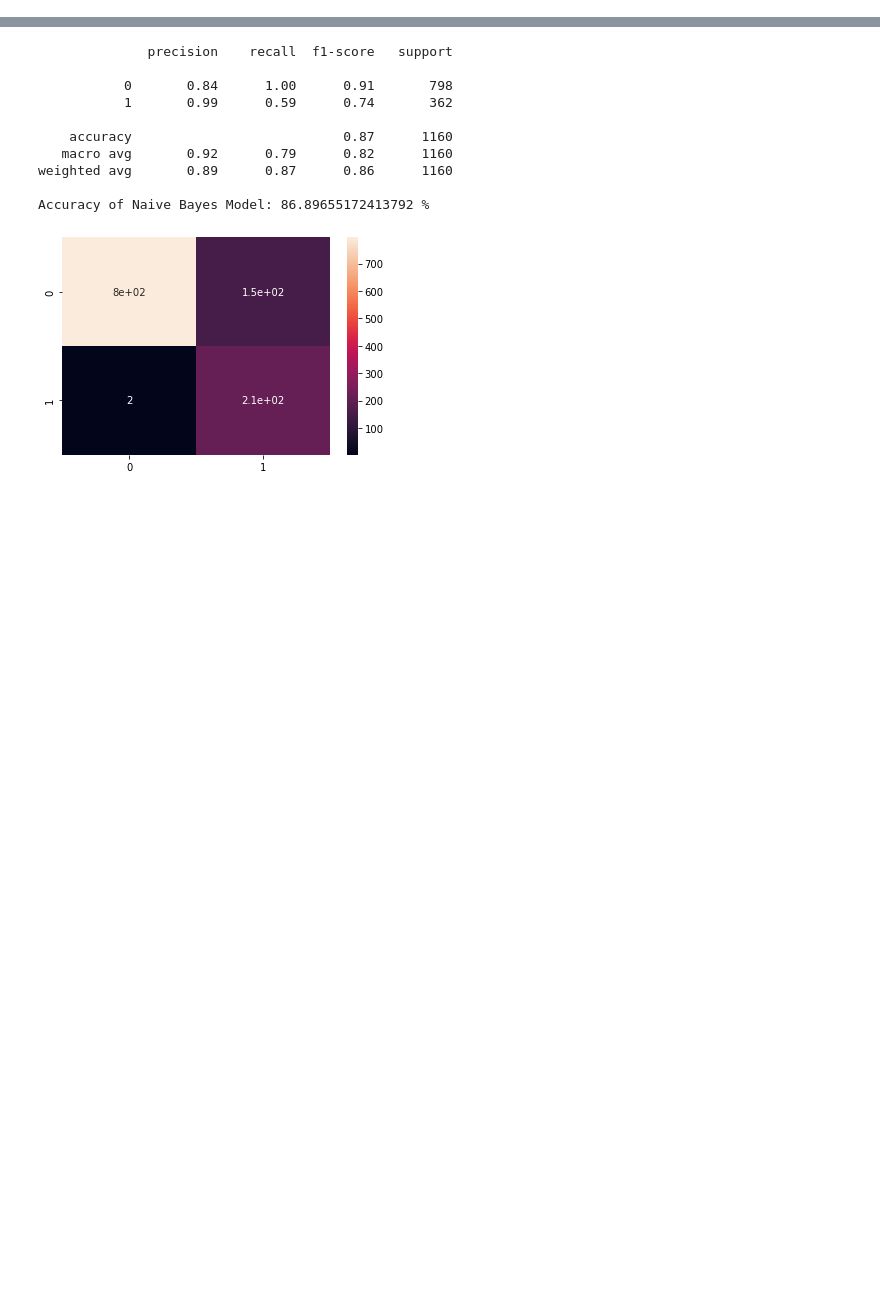
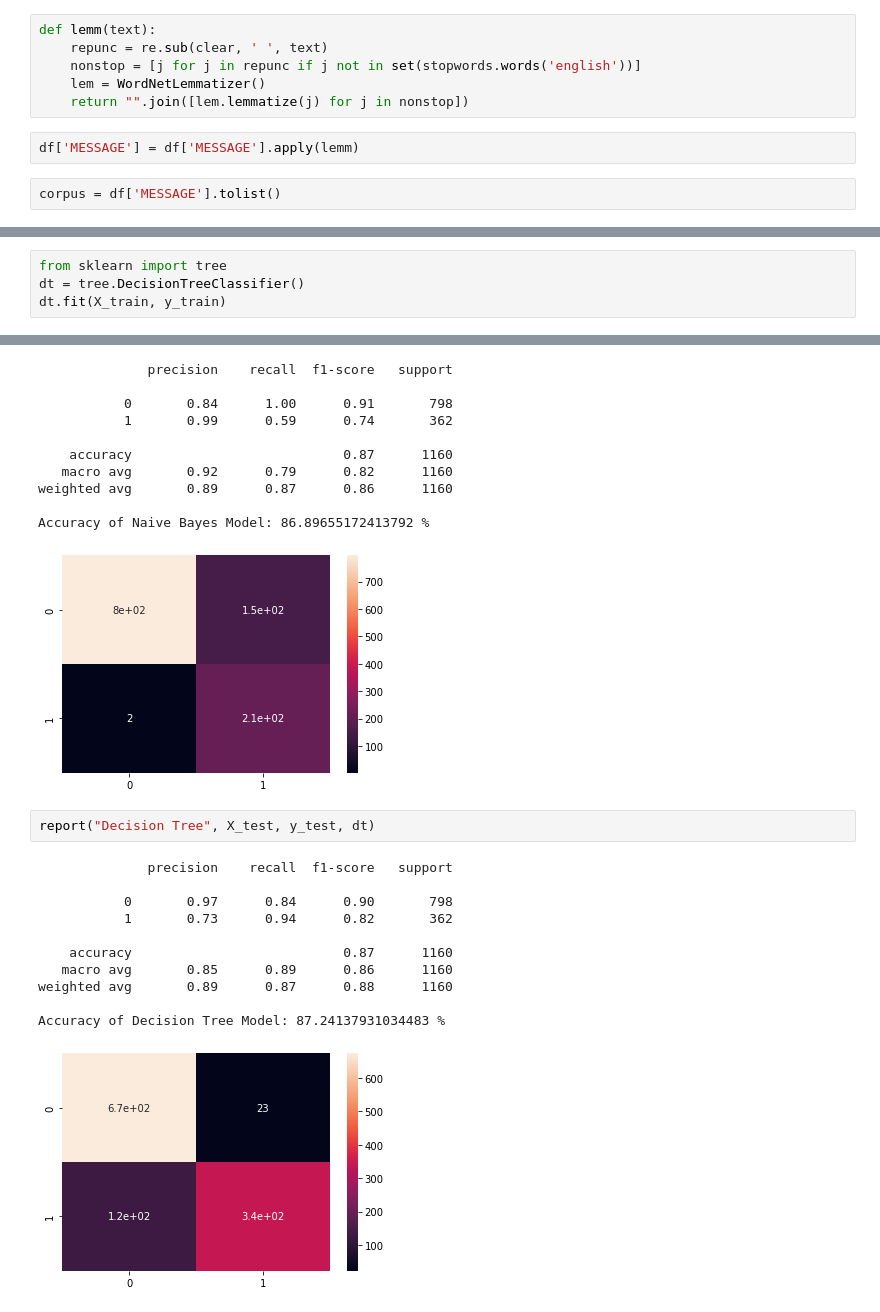
Before and after one commit to TanWZac/Spam-Detection, a Jupyter notebook: NLP.ipynb, the cells around one changed output, grey strips where cells are left out. Saved outputs shown, nothing was run; the diff lists cells and outputs as text; blank space fills up the shorter version.

Commit message:
added decision tree

```diff
--- a/NLP.ipynb
+++ b/NLP.ipynb
@@ -86,0 +72,10 @@ process(df['MESSAGE'])
+# %%
+def lemm(text):
+    repunc = re.sub(clear, ' ', text)
+    nonstop = [j for j in repunc if j not in set(stopwords.words('english'))]
+    lem = WordNetLemmatizer()
+    return "".join([lem.lemmatize(j) for j in nonstop])
+# %%
+df['MESSAGE'] = df['MESSAGE'].apply(lemm)
+# %%
+corpus = df['MESSAGE'].tolist()
@@ -127,3 +137,7 @@ NB = MultinomialNB()
 NB.fit(X_train, y_train)
 # %% [output]
 MultinomialNB()
+# %%
+from sklearn import tree
+dt = tree.DecisionTreeClassifier()
+dt.fit(X_train, y_train)
@@ -193,3 +209,17 @@ weighted avg       0.89      0.87      0.86      1160
 
 Accuracy of Naive Bayes Model: 86.89655172413792 %
 [figure]
+# %%
+report("Decision Tree", X_test, y_test, dt)
+# %% [output]
+              precision    recall  f1-score   support
+
+           0       0.97      0.84      0.90       798
+           1       0.73      0.94      0.82       362
+
+    accuracy                           0.87      1160
+   macro avg       0.85      0.89      0.86      1160
+weighted avg       0.89      0.87      0.88      1160
+
+Accuracy of Decision Tree Model: 87.24137931034483 %
+[figure, added]
```
Also changed, not shown: parts of 5 cells of this notebook, 1 other file.
